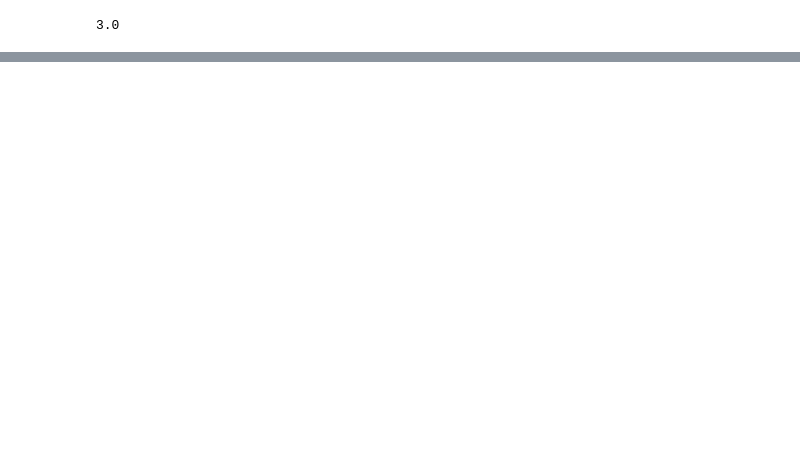
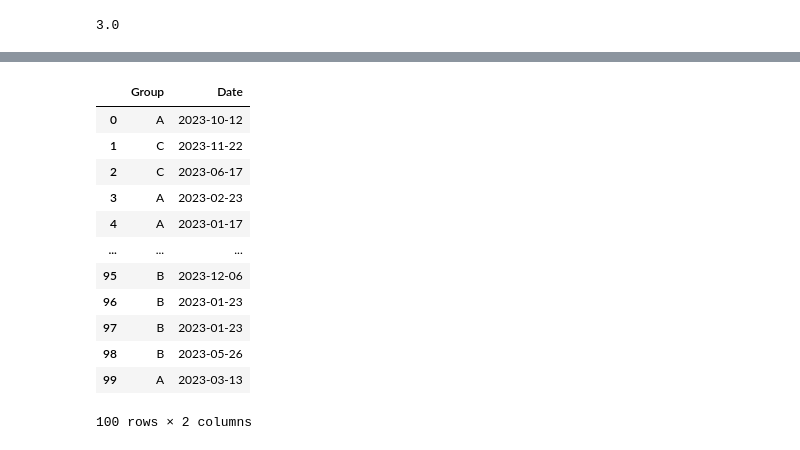
Before and after one commit to aleks-haksly/Simulative, a Jupyter notebook: Other/Analysis/RFM.ipynb, the cells around one changed output, grey strips where cells are left out. Saved outputs shown, nothing was run; the diff lists cells and outputs as text; code cells hidden in the pictures; blank space fills up the shorter version.

```diff
--- a/Other/Analysis/RFM.ipynb
+++ b/Other/Analysis/RFM.ipynb
@@ -341,0 +297,18 @@ col_selector.fit_transform(data)
+# %%
+import pandas as pd
+import numpy as np
+
+# Создание данных для колонок
+groups = np.random.choice(['A', 'B', 'C'], size=100)
+dates = pd.to_datetime(np.random.choice(pd.date_range(start='2023-01-01', end='2024-01-01'), size=100))
+
+# Добавление пропусков в 10% случаев
+mask = np.random.rand(100) < 0.3
+dates = pd.Series(dates) # Convert DatetimeIndex to Series for mutability
+dates[mask] = pd.NaT     # Now you can modify the Series
+dates = pd.DatetimeIndex(dates) # Convert back to DatetimeIndex if needed
+
+# Создание DataFrame
+df = pd.DataFrame({'Group': groups, 'Date': dates})
+
+print(df)
@@ -341,0 +330,16 @@ col_selector.fit_transform(data)
+# %%
+WithinGroupMeanImputer_dates().fit_transform(df)
+# %% [output]
+|  | Group | Date |
+| 0 | A | 2023-10-12 |
+| 1 | C | 2023-11-22 |
+| 2 | C | 2023-06-17 |
+| 3 | A | 2023-02-23 |
+| 4 | A | 2023-01-17 |
+| ... | ... | ... |
+| 95 | B | 2023-12-06 |
+| 96 | B | 2023-01-23 |
+| 97 | B | 2023-01-23 |
+| 98 | B | 2023-05-26 |
+| 99 | A | 2023-03-13 |
+100 rows × 2 columns
```
Also changed, not shown: parts of 19 cells of this notebook.
